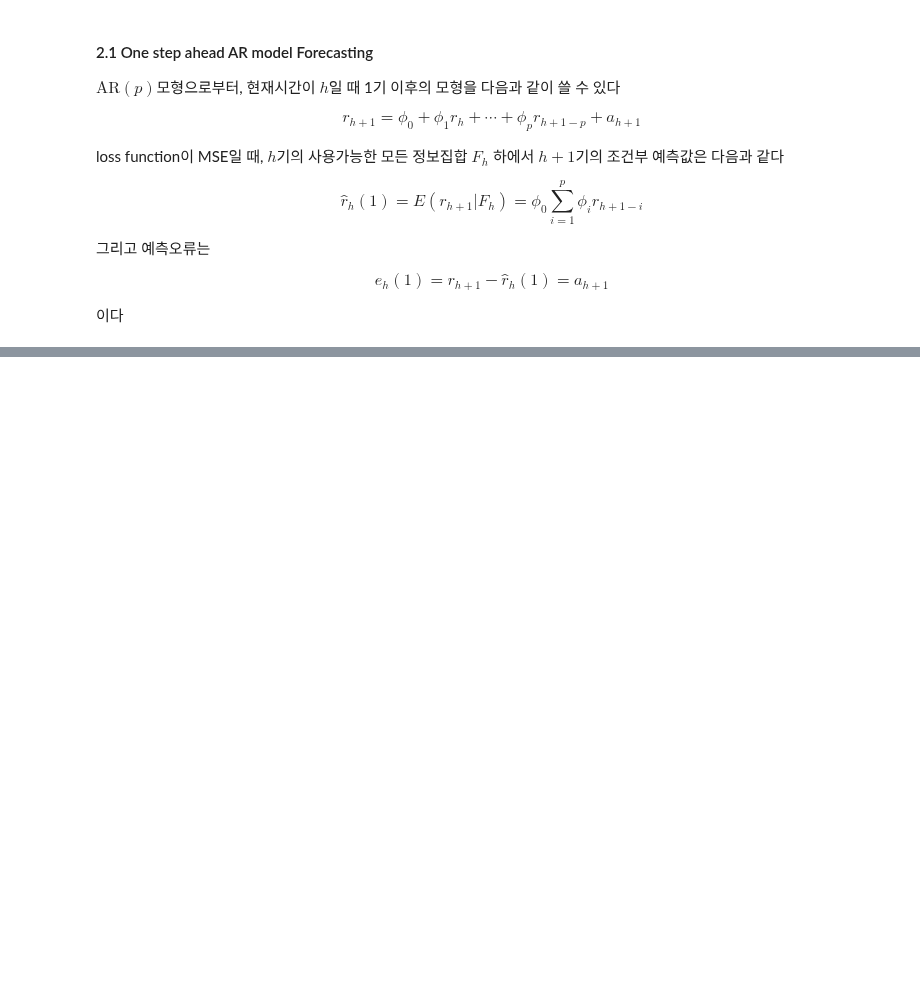
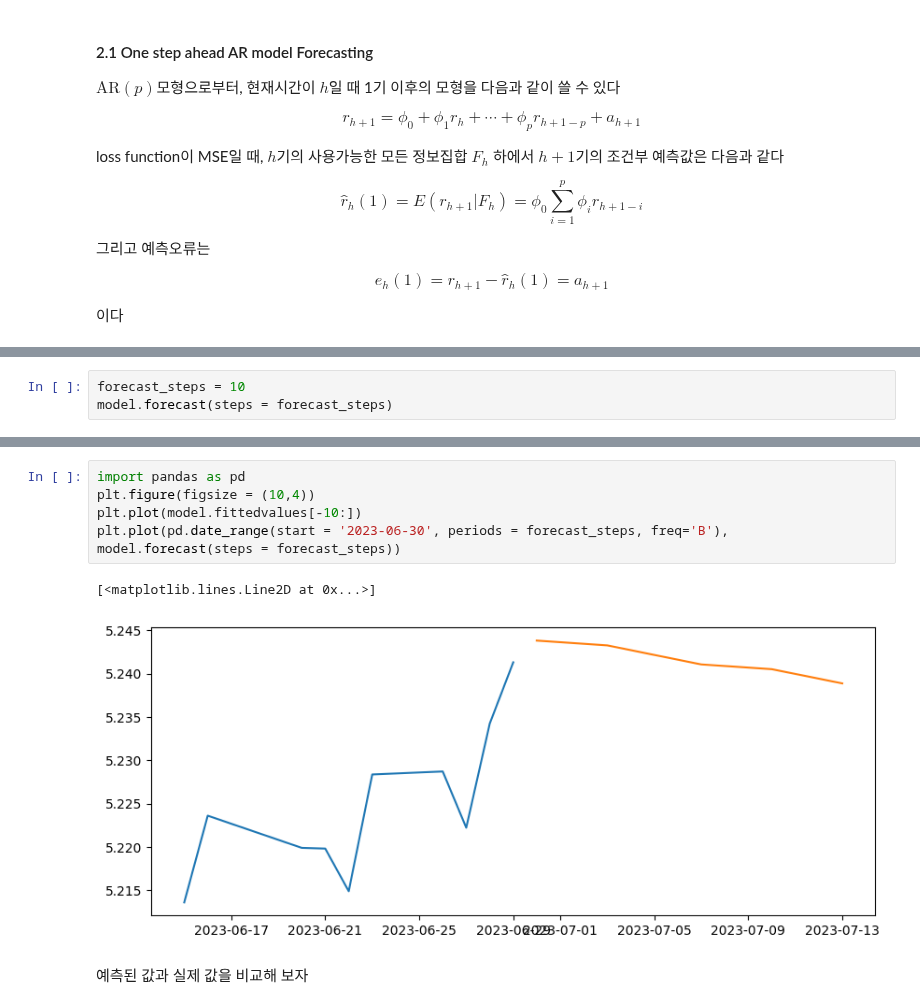
Before and after one commit to Tommylee1013/QUANTIFI, a Jupyter notebook: Week 05/Univariate Time Series.ipynb, the cells around one changed output, grey strips where cells are left out. Drawn from its saved outputs; the diff is of its cells as text; blank space fills up the shorter version.

```diff
--- a/Week 05/Univariate Time Series.ipynb
+++ b/Week 05/Univariate Time Series.ipynb
@@ -243,0 +302,3 @@ $$\hat r_h(l) = E(r_{h+l}|F_h) = \phi_0 \sum_{i=1}^p \phi_i \hat r_{h}(l-i)$$
+# %%
+forecast_steps = 10
+model.forecast(steps = forecast_steps)
@@ -243,0 +335,10 @@ $$\hat r_h(l) = E(r_{h+l}|F_h) = \phi_0 \sum_{i=1}^p \phi_i \hat r_{h}(l-i)$$
+# %%
+import pandas as pd
+plt.figure(figsize = (10,4))
+plt.plot(model.fittedvalues[-10:])
+plt.plot(pd.date_range(start = '2023-06-30', periods = forecast_steps, freq='B'), model.forecast(steps = forecast_steps))
+# %% [output]
+[<matplotlib.lines.Line2D at 0x...>]
+[figure, added]
+# %% [markdown]
+예측된 값과 실제 값을 비교해 보자
```
Also changed, not shown: parts of 17 cells of this notebook.
